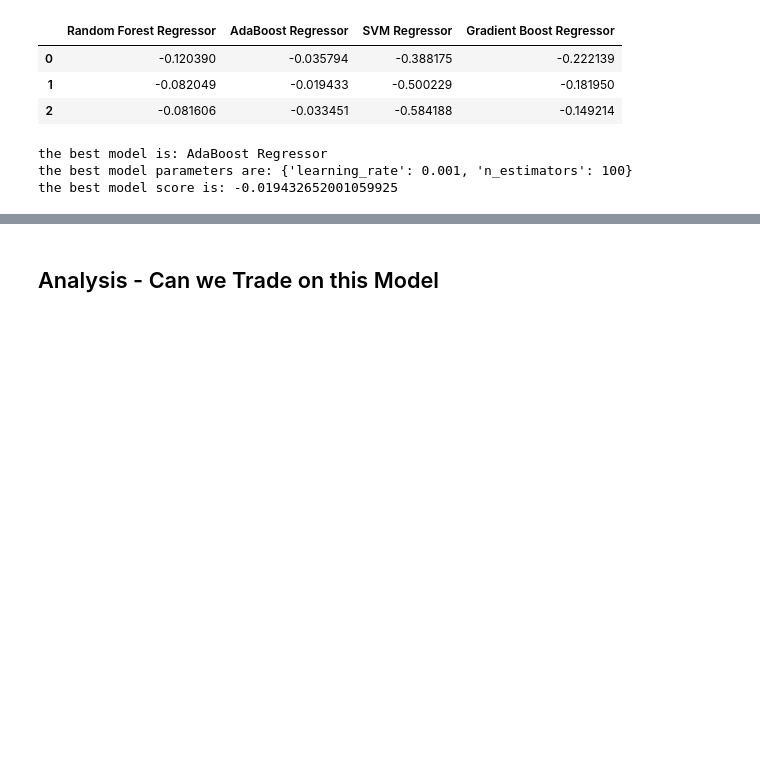
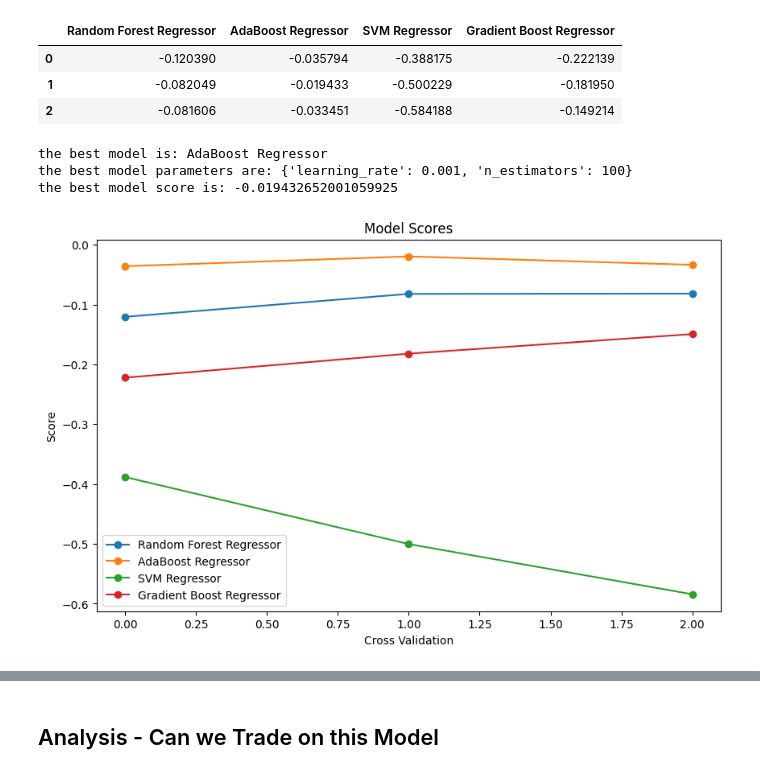
Before and after one commit to VedanshiShah7/Machine-Learning-In-Finance, a Jupyter notebook: Project 4/mini_project_4_test_mlf.ipynb, the cells around one changed output, grey strips where cells are left out. Saved outputs shown, nothing was run; the diff lists cells and outputs as text; code cells hidden in the pictures; blank space fills up the shorter version.

```diff
--- a/Project 4/mini_project_4_test_mlf.ipynb
+++ b/Project 4/mini_project_4_test_mlf.ipynb
@@ -191,7 +194,7 @@ plt.show()
 # %%
 # Split the data
 from sklearn.discriminant_analysis import StandardScaler
-X = all_data[['polarity_score', 'sentiment_score']]
+X = all_data[['polarity_score', 'subjectivity_score']]
 y = all_data['five_day_return']
 X_train, X_test, y_train, y_test = train_test_split(X, y, test_size=0.2, random_state=42)
 
@@ -404,3 +407,12 @@ the best model score is: -0.019432652001059925
 best_model = AdaBoostRegressor(**best_model_params)
 best_model.fit(X_train, y_train)
 y_pred = best_model.predict(X_test)
+# %%
+# plot all the models in the dataframe
+model_score_df.plot(figsize=(10, 6), marker='o')
+plt.title('Model Scores')
+plt.xlabel('Cross Validation')
+plt.ylabel('Score')
+plt.show()
+# %% [output]
+[figure, added]
```
Also changed, not shown: parts of 7 cells of this notebook.
